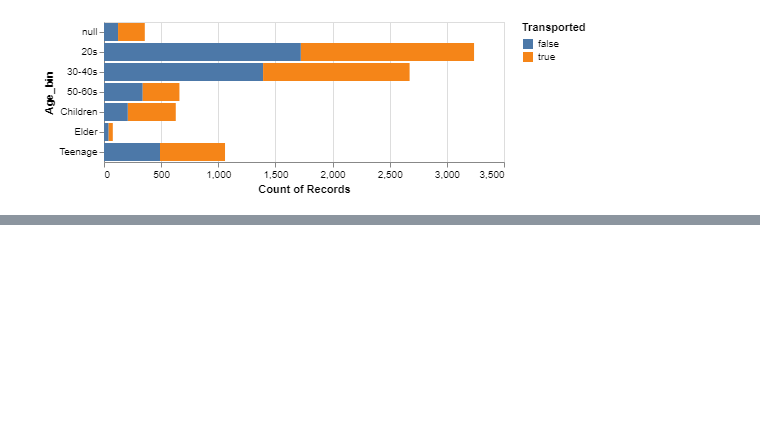
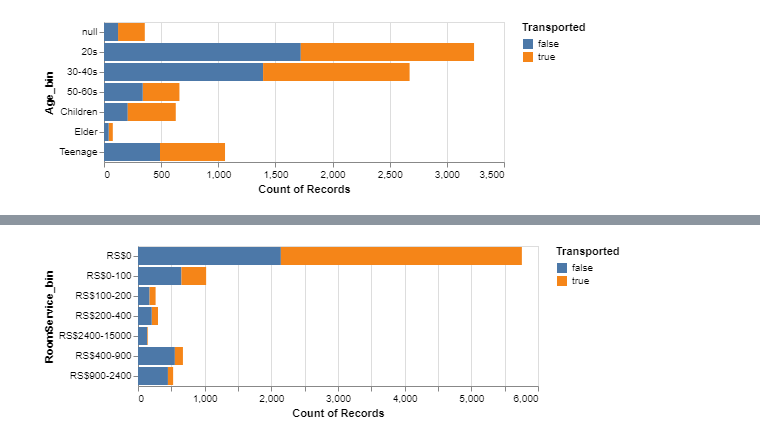
Before and after one commit to johnwslee/Spaceship_Titanic, a Jupyter notebook: spaceship_titanic.ipynb, the cells around one changed output, grey strips where cells are left out. Saved outputs shown, nothing was run; the diff lists cells and outputs as text; code cells hidden in the pictures; blank space fills up the shorter version.

```diff
--- a/spaceship_titanic.ipynb
+++ b/spaceship_titanic.ipynb
@@ -292,0 +309,19 @@ plot_age_bin
+# %%
+# 6. Create RoomService groups
+
+train_df.loc[train_df['RoomService'].isna(), 'RoomService'] = 0
+
+train_df['RoomService_bin'] = pd.cut(
+    train_df['RoomService'],
+    bins=[-100, 0, 100, 200, 400, 900, 2400, 15000],
+    labels=['RS$0', 'RS$0-100', 'RS$100-200', 'RS$200-400', 'RS$400-900', 'RS$900-2400', 'RS$2400-15000']
+)
+# %%
+plot_roomservice_bin = alt.Chart(train_df).mark_bar().encode(
+    y="RoomService_bin",
+    x='count()',
+    fill='Transported'
+)
+plot_roomservice_bin
+# %% [output]
+[figure, added]
```
Also changed, not shown: parts of 5 cells of this notebook.
